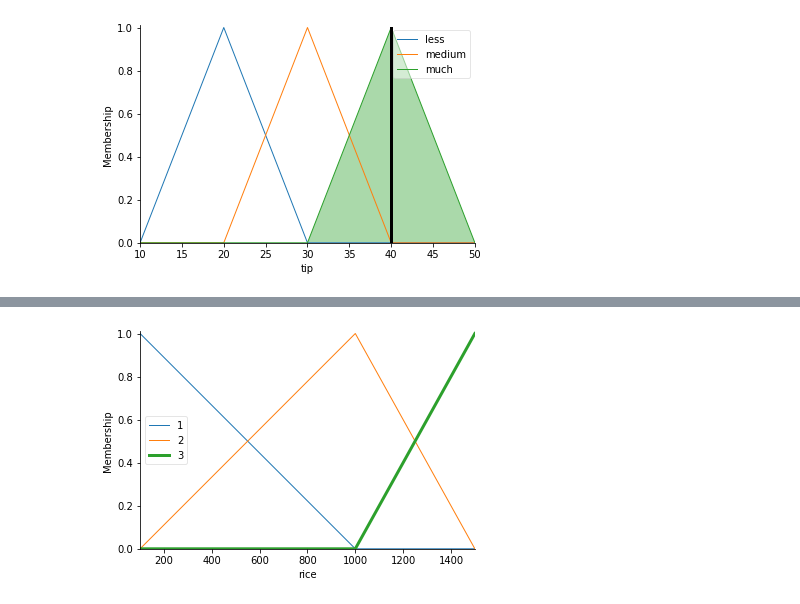
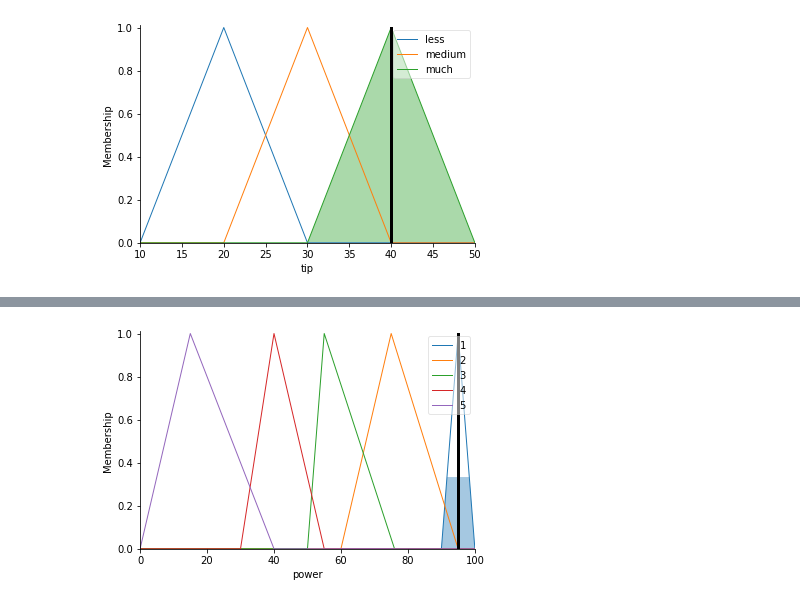
Before and after one commit to Steel3264/AI, a Jupyter notebook: AI_W4_25_2_23.ipynb, the cells around one changed output, grey strips where cells are left out. Drawn from its saved outputs; the diff is of its cells as text; code cells hidden in the pictures.

```diff
--- a/AI_W4_25_2_23.ipynb
+++ b/AI_W4_25_2_23.ipynb
@@ -87,40 +102,68 @@ tip.view(sim = tipping)
 [figure]
 # %%
 time = ctrl.Antecedent(np.arange(10,181,1), 'time')
-rice = ctrl.Antecedent(np.arange(100,1501,1), 'rice')
+rice = ctrl.Antecedent(np.arange(1000,1501,1), 'rice')
 power = ctrl.Consequent(np.arange(0,101,1), 'power')
 
-time['1'] = fuzz.trimf(time.universe, [10,10,70])
-time['2'] = fuzz.trimf(time.universe, [70,120,180])
-time['3'] = fuzz.trimf(time.universe, [120,180,180])
-rice['1'] = fuzz.trimf(rice.universe, [100,100,1000])
-rice['2'] = fuzz.trimf(rice.universe, [100,1000,1500])
-rice['3'] = fuzz.trimf(rice.universe, [1000,1500,1500])
-power['1'] = fuzz.trimf(power.universe, [0,50,50])
-power['2'] = fuzz.trimf(power.universe, [0,50,100])
-power['3'] = fuzz.trimf(power.universe, [50,100,100])
 
+time['1'] = fuzz.trimf(time.universe, [10,10,25])
+time['2'] = fuzz.trimf(time.universe, [25,30,45])
+time['3'] = fuzz.trimf(time.universe, [30,45,90])
+time['4'] = fuzz.trimf(time.universe, [60,90,150])
+time['5'] = fuzz.trimf(time.universe, [120,150,180])
+
+rice['1'] = fuzz.trimf(rice.universe, [1000,1250,1500])
+rice['2'] = fuzz.trimf(rice.universe, [800,900,1250])
+rice['3'] = fuzz.trimf(rice.universe, [500,650,900])
+rice['4'] = fuzz.trimf(rice.universe, [300,400,650])
+rice['5'] = fuzz.trimf(rice.universe, [100,200,400])
+
+power['1'] = fuzz.trimf(power.universe, [90,95,100])
+power['2'] = fuzz.trimf(power.universe, [60,75,95])
+power['3'] = fuzz.trimf(power.universe, [50,55,76])
+power['4'] = fuzz.trimf(power.universe, [30,40,55])
+power['5'] = fuzz.trimf(power.universe, [0,15,40])
 time.view()
 rice.view()
 power.view()
-rice['3'].view()
 
-# rule1 = ctrl.Rule(food['poor'] & service['poor'],tip['less'])
-# rule2 = ctrl.Rule(food['poor'] & service['average'],tip['less'])
-# rule3 = ctrl.Rule(food['poor'] & service['good'],tip['medium'])
-# rule4 = ctrl.Rule(food['average'] & service['poor'],tip['less'])
-# rule5 = ctrl.Rule(food['average'] & service['average'],tip['medium'])
-# rule6 = ctrl.Rule(food['average'] & service['good'],tip['much'])
-# rule7 = ctrl.Rule(food['good'] & service['poor'],tip['medium'])
-# rule8 = ctrl.Rule(food['good'] & service['average'],tip['medium'])
-# rule9 = ctrl.Rule(food['good'] & service['good'],tip['much'])
+rule1 = ctrl.Rule(time['1'] & rice['1'],power['1'])
+rule2 = ctrl.Rule(time['1'] & rice['2'],power['1'])
+rule3 = ctrl.Rule(time['1'] & rice['3'],power['2'])
+rule4 = ctrl.Rule(time['1'] & rice['4'],power['3'])
+rule5 = ctrl.Rule(time['1'] & rice['5'],power['3'])
+rule6 = ctrl.Rule(time['2'] & rice['1'],power['1'])
+rule7 = ctrl.Rule(time['2'] & rice['2'],power['1'])
+rule8 = ctrl.Rule(time['2'] & rice['3'],power['2'])
+rule9 = ctrl.Rule(time['2'] & rice['4'],power['2'])
+rule10 = ctrl.Rule(time['2'] & rice['5'],power['3'])
 
-# tipping_ctrl = ctrl.ControlSystem([rule1,rule2,rule3,rule4,rule5,rule6,rule7,rule8,rule9])
-# tipping = ctrl.ControlSystemSimulation(tipping_ctrl)
+rule11 = ctrl.Rule(time['3'] & rice['1'],power['1'])
+rule12 = ctrl.Rule(time['3'] & rice['2'],power['2'])
+rule13 = ctrl.Rule(time['3'] & rice['3'],power['2'])
+rule14 = ctrl.Rule(time['3'] & rice['4'],power['4'])
+rule15 = ctrl.Rule(time['3'] & rice['5'],power['4'])
 
-# tipping.input['food'] = 50
-# tipping.input['service'] = 50
-# tipping.compute()
-# print(tipping.output['tip'])
-# tip.view(sim = tipping)
+rule16 = ctrl.Rule(time['4'] & rice['1'],power['2'])
+rule17 = ctrl.Rule(time['4'] & rice['2'],power['2'])
+rule18 = ctrl.Rule(time['4'] & rice['3'],power['3'])
+rule19 = ctrl.Rule(time['4'] & rice['4'],power['3'])
+rule20 = ctrl.Rule(time['4'] & rice['5'],power['4'])
+
+rule21 = ctrl.Rule(time['5'] & rice['1'],power['4'])
+rule22 = ctrl.Rule(time['5'] & rice['2'],power['4'])
+rule23 = ctrl.Rule(time['5'] & rice['3'],power['4'])
+rule24 = ctrl.Rule(time['5'] & rice['4'],power['4'])
+rule25 = ctrl.Rule(time['5'] & rice['5'],power['5'])
+
+powerc_ctrl = ctrl.ControlSystem([rule1,rule2,rule3,rule4,rule5,rule6,rule7,rule8,rule9,rule10,rule11,rule12,rule13,rule14,rule15,rule16,rule17,rule18,rule19,rule20,rule21,rule22,rule23,rule24,rule25])
+powerc = ctrl.ControlSystemSimulation(powerc_ctrl)
+
+powerc.input['time'] = 20
+powerc.input['rice'] = 50
+
+powerc.compute()
+
+print(powerc.output['power'])
+power.view(sim = powerc)
 # %% [output]
@@ -130 +174 @@ rice['3'].view()
-[figure, old version]
+[figure, new version]
```
Also changed, not shown: parts of 3 cells of this notebook.
